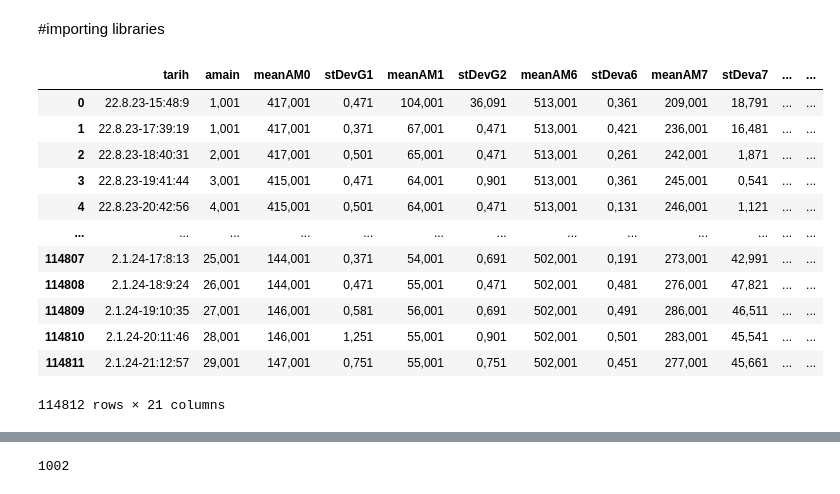
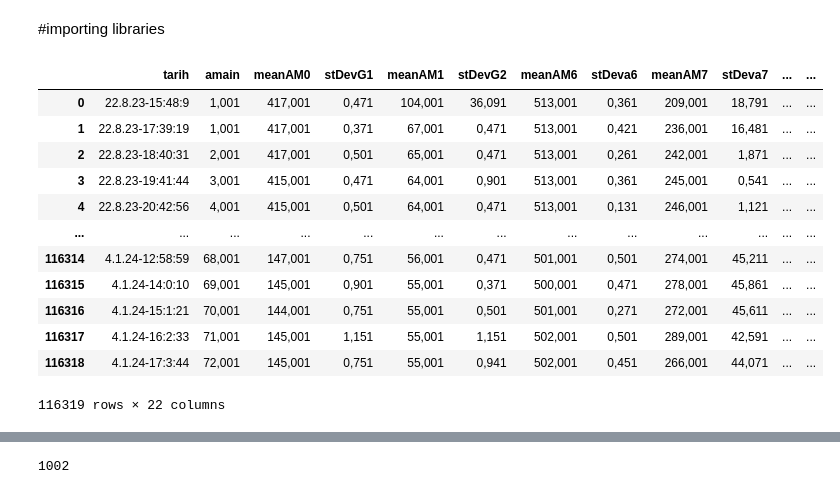
Before and after one commit to beriaacan/Radon-Analysis-with-Deep-Learning-Algorithms, a Jupyter notebook: 2_Data_Cleaning.ipynb, the cells around one changed output, grey strips where cells are left out. Saved outputs shown, nothing was run; the diff lists cells and outputs as text; code cells hidden in the pictures.

```diff
--- a/2_Data_Cleaning.ipynb
+++ b/2_Data_Cleaning.ipynb
@@ -17,38 +18,44 @@ import seaborn as sns
 # %%
 csv_folder_path = '/content/drive/My Drive/bitirme/radon_analysis_final/full_data_csv'
 
 
 # Dosya adlarına göre tüm CSV dosyalarını alın
 file_list = glob.glob(csv_folder_path + '/*.csv')
 
 # Boş bir DataFrame oluşturun
 df = pd.DataFrame()
 
-
 # Tüm CSV dosyalarını okuyarak birleştirin
 for file_ in file_list:
     # CSV dosyasını okuyun
     data_frame = pd.read_csv(file_)
+
+    # Dosya adını alın (dosya uzantısını kaldırarak)
+    file_name = os.path.basename(file_)
+    file_name_without_extension = os.path.splitext(file_name)[0]
+
+    # Dosya adını bir sütun olarak ekleyin
+    data_frame['dosya_adi'] = file_name_without_extension
 
     # Okunan DataFrame'i birleştirme işlemi
     df = pd.concat([df, data_frame], ignore_index=True)
 
 # Oluşturulan veri çerçevesini gösterin
 df
 # %% [output]
 |  | tarih | amain | meanAM0 | stDevG1 | meanAM1 | stDevG2 | meanAM6 | stDeva6 | meanAM7 | stDeva7 | ... | ... |
 | 0 | 22.8.23-15:48:9 | 1,001 | 417,001 | 0,471 | 104,001 | 36,091 | 513,001 | 0,361 | 209,001 | 18,791 | ... | ... |
 | 1 | 22.8.23-17:39:19 | 1,001 | 417,001 | 0,371 | 67,001 | 0,471 | 513,001 | 0,421 | 236,001 | 16,481 | ... | ... |
 | 2 | 22.8.23-18:40:31 | 2,001 | 417,001 | 0,501 | 65,001 | 0,471 | 513,001 | 0,261 | 242,001 | 1,871 | ... | ... |
 | 3 | 22.8.23-19:41:44 | 3,001 | 415,001 | 0,471 | 64,001 | 0,901 | 513,001 | 0,361 | 245,001 | 0,541 | ... | ... |
 | 4 | 22.8.23-20:42:56 | 4,001 | 415,001 | 0,501 | 64,001 | 0,471 | 513,001 | 0,131 | 246,001 | 1,121 | ... | ... |
 | ... | ... | ... | ... | ... | ... | ... | ... | ... | ... | ... | ... | ... |
-| 114807 | 2.1.24-17:8:13 | 25,001 | 144,001 | 0,371 | 54,001 | 0,691 | 502,001 | 0,191 | 273,001 | 42,991 | ... | ... |
-| 114808 | 2.1.24-18:9:24 | 26,001 | 144,001 | 0,471 | 55,001 | 0,471 | 502,001 | 0,481 | 276,001 | 47,821 | ... | ... |
-| 114809 | 2.1.24-19:10:35 | 27,001 | 146,001 | 0,581 | 56,001 | 0,691 | 502,001 | 0,491 | 286,001 | 46,511 | ... | ... |
-| 114810 | 2.1.24-20:11:46 | 28,001 | 146,001 | 1,251 | 55,001 | 0,901 | 502,001 | 0,501 | 283,001 | 45,541 | ... | ... |
-| 114811 | 2.1.24-21:12:57 | 29,001 | 147,001 | 0,751 | 55,001 | 0,751 | 502,001 | 0,451 | 277,001 | 45,661 | ... | ... |
+| 116314 | 4.1.24-12:58:59 | 68,001 | 147,001 | 0,751 | 56,001 | 0,471 | 501,001 | 0,501 | 274,001 | 45,211 | ... | ... |
+| 116315 | 4.1.24-14:0:10 | 69,001 | 145,001 | 0,901 | 55,001 | 0,371 | 500,001 | 0,471 | 278,001 | 45,861 | ... | ... |
+| 116316 | 4.1.24-15:1:21 | 70,001 | 144,001 | 0,751 | 55,001 | 0,501 | 501,001 | 0,271 | 272,001 | 45,611 | ... | ... |
+| 116317 | 4.1.24-16:2:33 | 71,001 | 145,001 | 1,151 | 55,001 | 1,151 | 502,001 | 0,501 | 289,001 | 42,591 | ... | ... |
+| 116318 | 4.1.24-17:3:44 | 72,001 | 145,001 | 0,751 | 55,001 | 0,941 | 502,001 | 0,451 | 266,001 | 44,071 | ... | ... |
-114812 rows × 21 columns
+116319 rows × 22 columns
 # %%
 # Replacing commas with periods in numerical columns
 df = df.replace({',': '.'}, regex=True)
```
Also changed, not shown: parts of 30 cells of this notebook.
